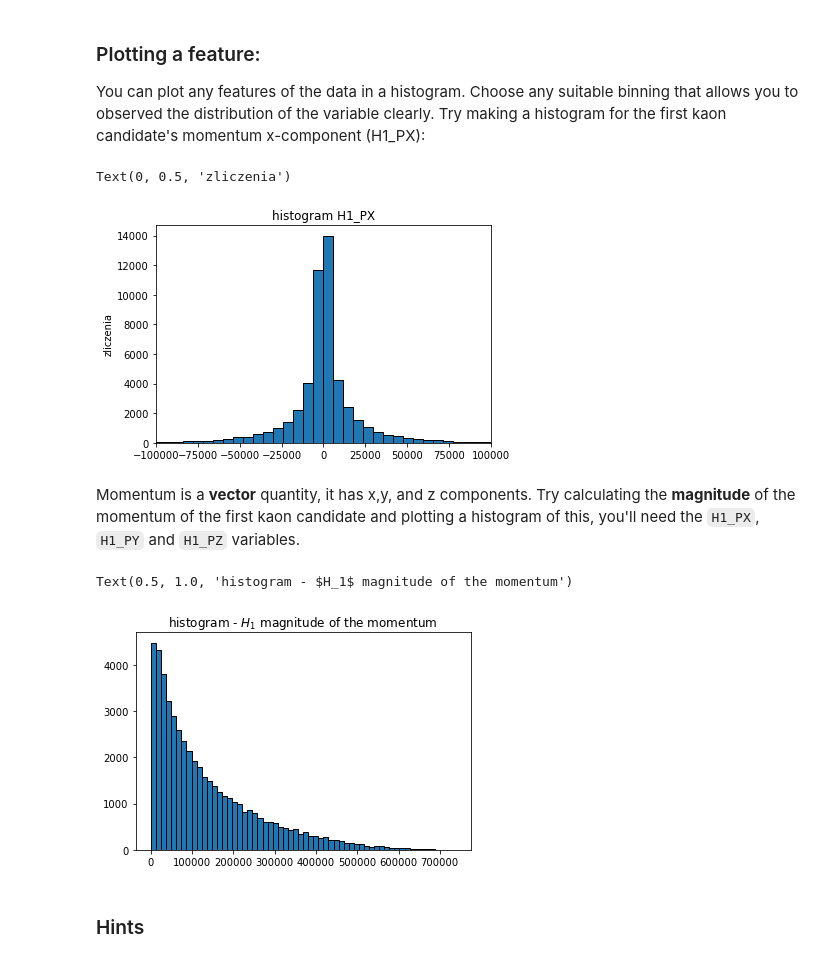
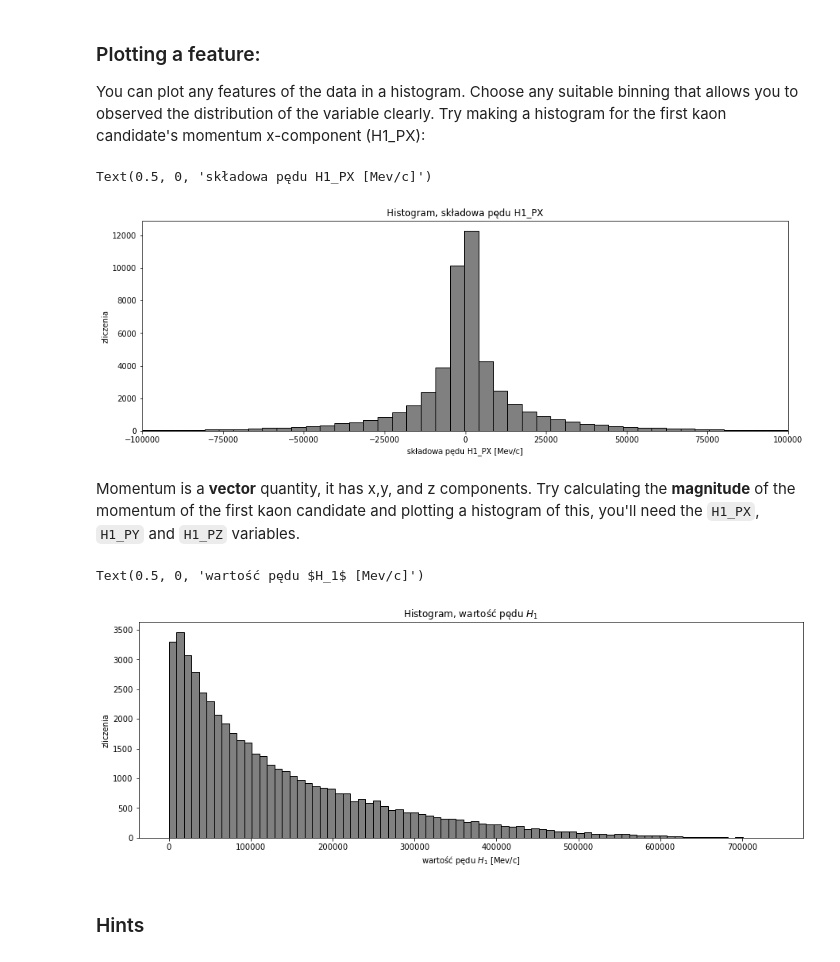
Before and after one commit to JTMalczewski/opendata-project-master, a Jupyter notebook: LHCb_Open_Data_Project.ipynb, the cells around one changed output. Cells and saved outputs as stored; diff of their text form; code cells hidden in the pictures.

Commit message:
histograms

```diff
--- a/LHCb_Open_Data_Project.ipynb
+++ b/LHCb_Open_Data_Project.ipynb
@@ -96,13 +95,18 @@ You can plot any features of the data in a histogram. Choose any suitable binnin
 # %%
 # make a histogram of the H1_PX variable here
 H1_PX = df['H1_PX']
-plt.hist(H1_PX,edgecolor = "black",bins=60)
-plt.title('histogram H1_PX')
+plt.figure(figsize=(15,5))
+plt.hist(   H1_PX,
+            edgecolor = "black",
+            bins=80,
+            color='grey')
+plt.title('Histogram, składowa pędu H1_PX')
 plt.xlim(-100000,100000)
 plt.ylabel('zliczenia')
+plt.xlabel('składowa pędu H1_PX [Mev/c]')
 # %% [output]
-Text(0, 0.5, 'zliczenia')
+Text(0.5, 0, 'składowa pędu H1_PX [Mev/c]')
-[figure, old version]
+[figure, new version]
 # %% [markdown]
 Momentum is a **vector** quantity, it has x,y, and z components. Try calculating the **magnitude** of the momentum of the first kaon candidate and plotting a histogram of this, you'll need the `H1_PX`, `H1_PY` and `H1_PZ` variables.
 # %%
@@ -112,15 +116,19 @@ H1_PX_2 = df['H1_PX']**2
 H1_PY_2 = df['H1_PY']**2
 H1_PZ_2 = df['H1_PZ']**2
 
-
-
 df['H1_P'] = (H1_PX_2 + H1_PY_2 + H1_PZ_2)**0.5
 
-plt.hist(df['H1_P'],edgecolor = "black",bins = 60)
-plt.title('histogram - $H_1$ magnitude of the momentum')
+plt.figure(figsize=(15,5))
+plt.hist(   df['H1_P'],
+            edgecolor = "black",
+            bins = 80,
+            color='grey')
+plt.title('Histogram, wartość pędu $H_1$')
+plt.ylabel('zliczenia')
+plt.xlabel('wartość pędu $H_1$ [Mev/c]')
 # %% [output]
-Text(0.5, 1.0, 'histogram - $H_1$ magnitude of the momentum')
+Text(0.5, 0, 'wartość pędu $H_1$ [Mev/c]')
-[figure, old version]
+[figure, new version]
 # %% [markdown]
 ### Hints
 # %% [markdown]
```
Also changed, not shown: parts of 3 cells of this notebook.
